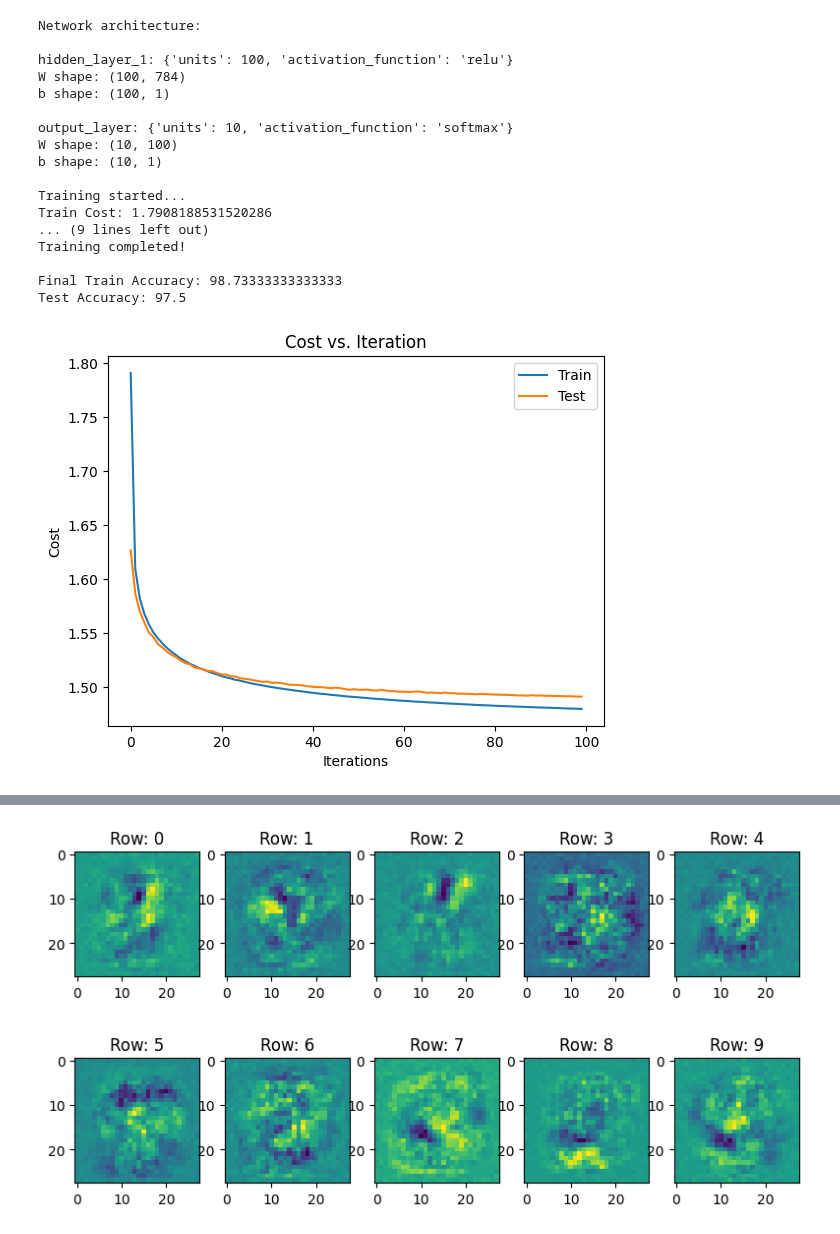
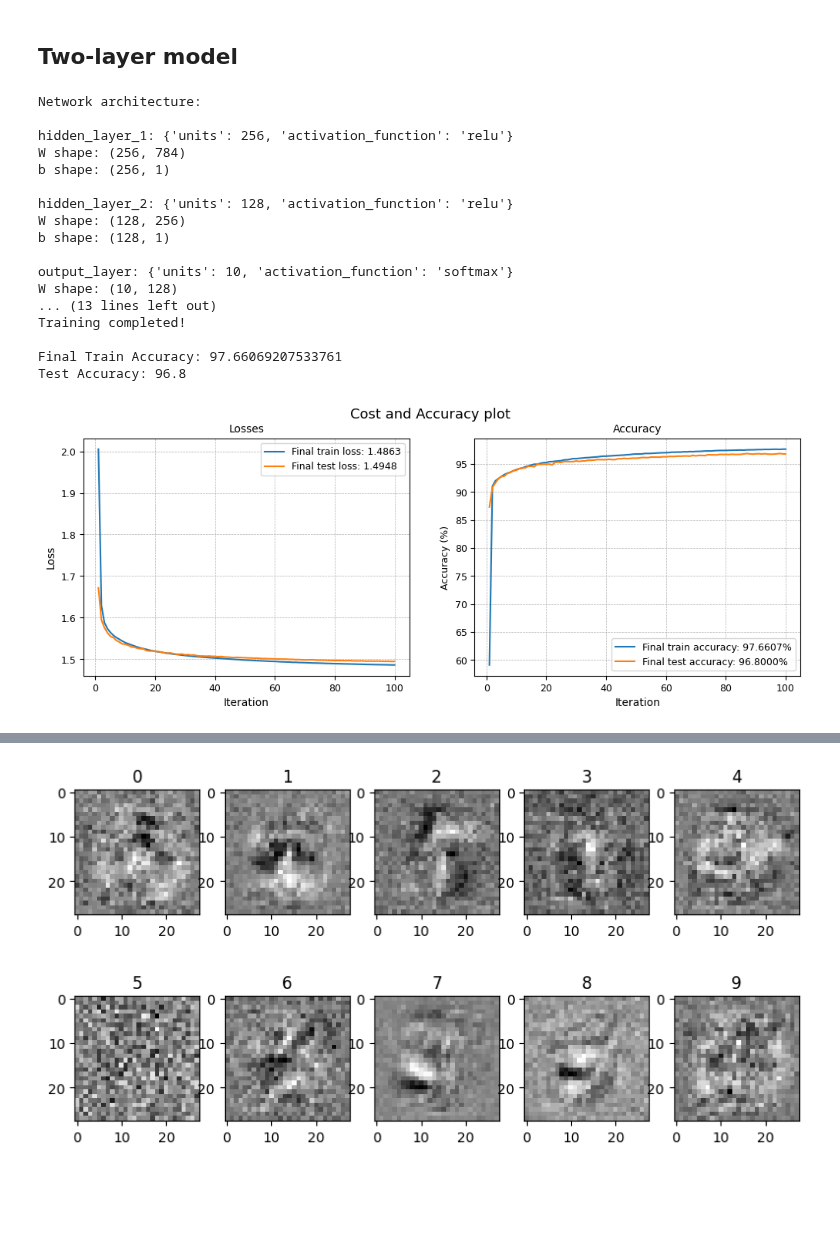
Before and after one commit to vjhwong/DL4IA, a Jupyter notebook: Assignment 2/assignment_2.ipynb, the cells around one changed output, grey strips where cells are left out. Drawn from its saved outputs; the diff is of its cells as text; code cells hidden in the pictures; blank space fills up the shorter version.

```diff
--- a/Assignment 2/assignment_2.ipynb
+++ b/Assignment 2/assignment_2.ipynb
@@ -14,34 +49,36 @@ X_train, y_train, X_test, y_test = load_mnist()
+# %% [markdown]
+## Two-layer model
 # %%
 model_architecture = {
-        "hidden_layer_1": {"units": 64, "activation_function": "relu"},
-        "hidden_layer_2": {"units": 16, "activation_function": "relu"},
+        "hidden_layer_1": {"units": 256, "activation_function": "relu"},
+        "hidden_layer_2": {"units": 128, "activation_function": "relu"},
     }
 neural_network = NeuralNetwork(model_architecture)
 neural_network.train_model(
     X_train,
     y_train,
     X_test,
     y_test,
-    learning_rate=0.01,
-    mini_batch_size=64,
+    learning_rate=0.005,
+    mini_batch_size=128,
     iterations=100,
 )
 # %% [output]
 Network architecture:
 
-hidden_layer_1: {'units': 100, 'activation_function': 'relu'}
-W shape: (100, 784)
-b shape: (100, 1)
+hidden_layer_1: {'units': 256, 'activation_function': 'relu'}
+W shape: (256, 784)
+b shape: (256, 1)
+
+hidden_layer_2: {'units': 128, 'activation_function': 'relu'}
+W shape: (128, 256)
+b shape: (128, 1)
 
 output_layer: {'units': 10, 'activation_function': 'softmax'}
-W shape: (10, 100)
-b shape: (10, 1)
-
-Training started...
-Train Cost: 1.7908188531520286
-... (9 lines left out)
+W shape: (10, 128)
+... (13 lines left out)
 Training completed!
 
-Final Train Accuracy: 98.73333333333333
-Test Accuracy: 97.5
+Final Train Accuracy: 97.66069207533761
+Test Accuracy: 96.8
-[figure, old version]
+[figure, new version]
@@ -49,4 +86,4 @@ Test Accuracy: 97.5
 # %%
 neural_network.plot_weights()
 # %% [output]
-[figure, old version]
+[figure, new version]
```
Also changed, not shown: parts of 6 cells of this notebook, 2 other files.
